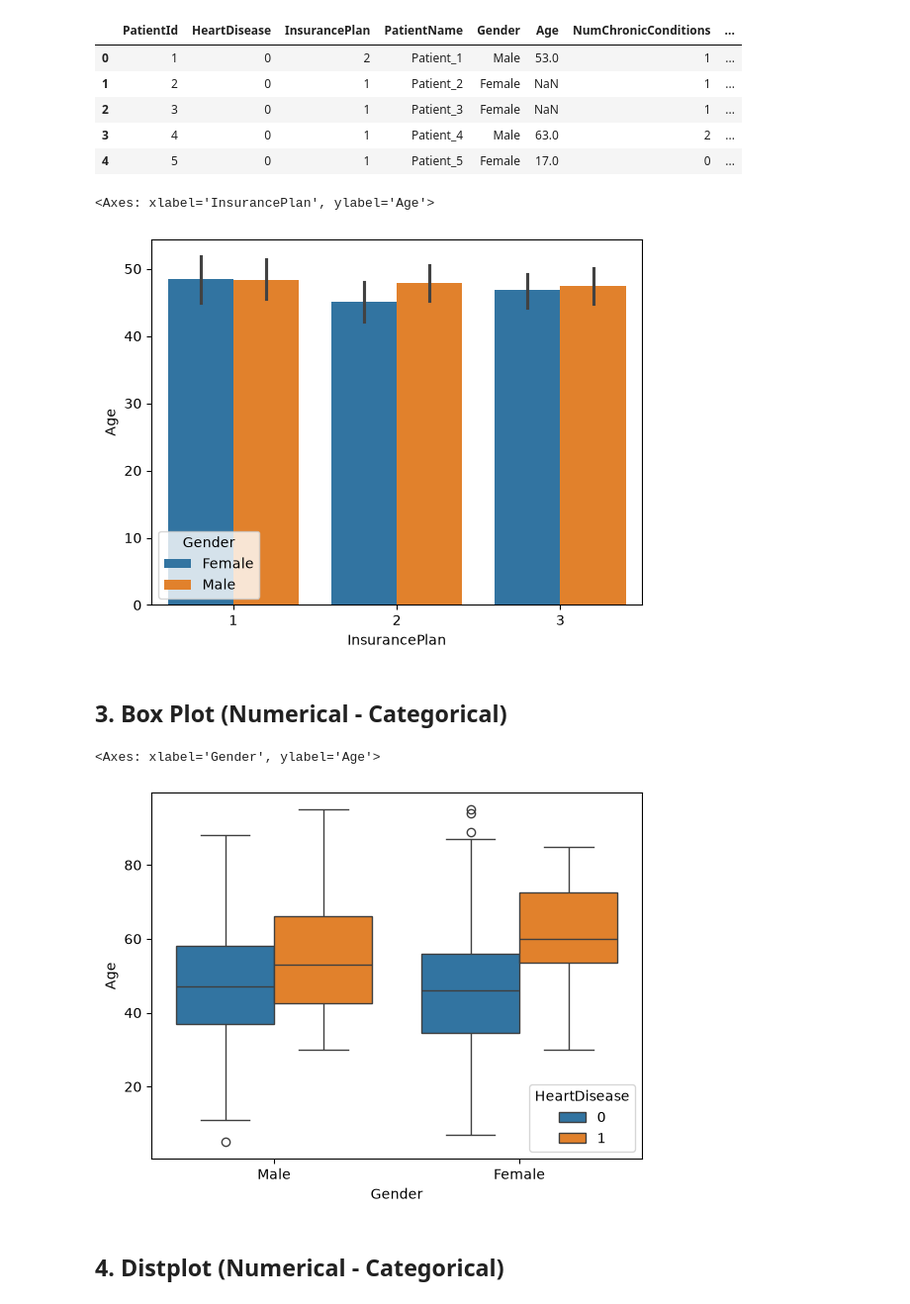
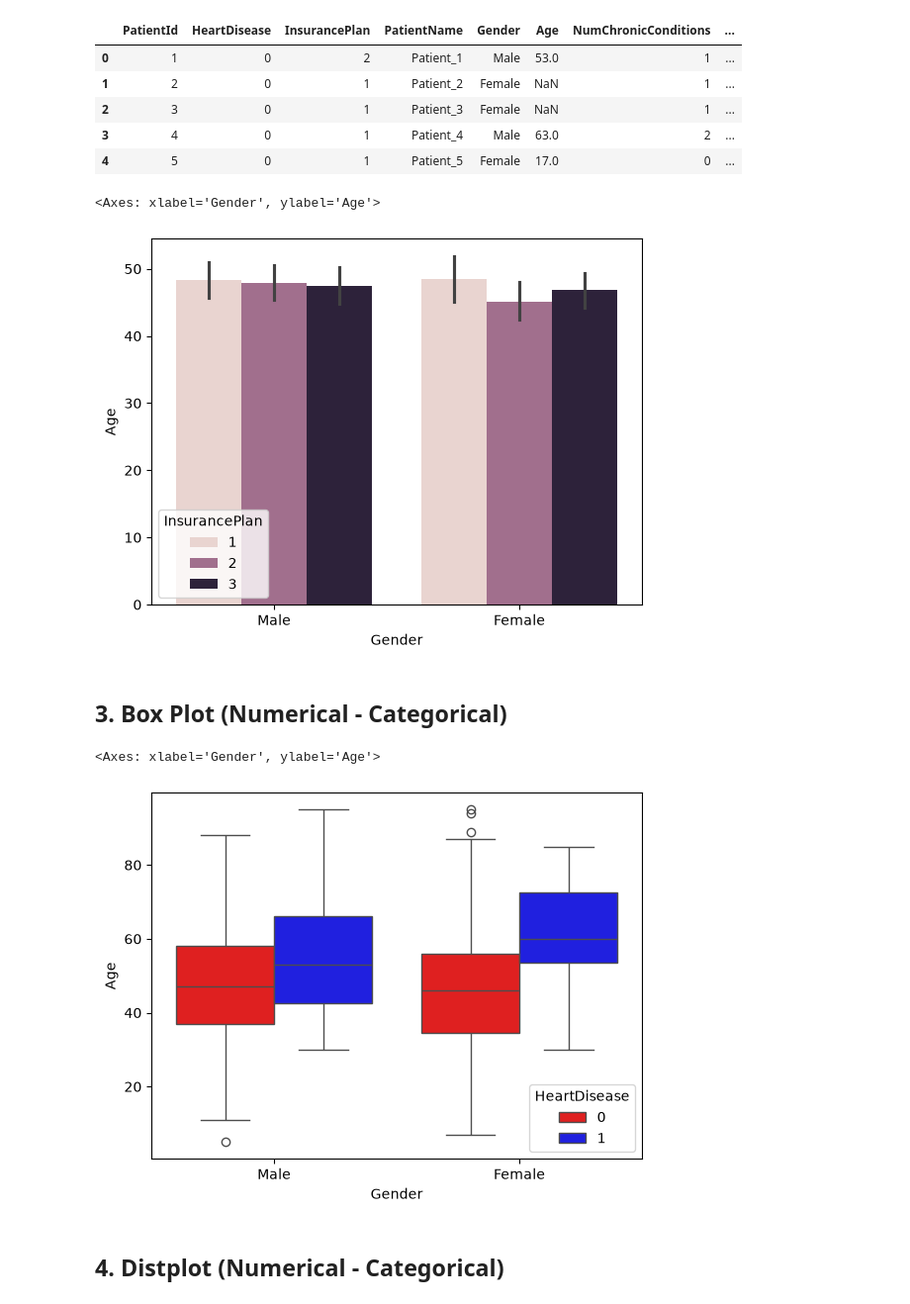
Before and after one commit to laxmanclinilaunch-hub/AI-ML-8-9-, a Jupyter notebook: 2.EDA/bivariate_healthcare.ipynb, the cells around one changed output. Shown at 99% size. Drawn from its saved outputs; the diff is of its cells as text; code cells hidden in the pictures.

```diff
--- a/2.EDA/bivariate_healthcare.ipynb
+++ b/2.EDA/bivariate_healthcare.ipynb
@@ -44,17 +49,17 @@ healthcare.head()
 | 3 | 4 | 0 | 1 | Patient_4 | Male | 63.0 | 2 | ... |
 | 4 | 5 | 0 | 1 | Patient_5 | Female | 17.0 | 0 | ... |
 # %%
-sns.barplot(x=healthcare['InsurancePlan'], y=healthcare['Age'], hue=healthcare['Gender'])
+sns.barplot(x=healthcare['Gender'], y=healthcare['Age'], hue=healthcare['InsurancePlan'])
 # %% [output]
-<Axes: xlabel='InsurancePlan', ylabel='Age'>
+<Axes: xlabel='Gender', ylabel='Age'>
-[figure, old version]
+[figure, new version]
 # %% [markdown]
 ## 3. Box Plot (Numerical - Categorical)
 # %%
-sns.boxplot(x=healthcare['Gender'], y=healthcare['Age'], hue=healthcare['HeartDisease'])
+sns.boxplot(x=healthcare['Gender'], y=healthcare['Age'], hue=healthcare['HeartDisease'], palette=["red", "blue"])
 # %% [output]
 <Axes: xlabel='Gender', ylabel='Age'>
-[figure, old version]
+[figure, new version]
 # %% [markdown]
 ## 4. Distplot (Numerical - Categorical)
 # %%
```
Also changed, not shown: parts of 12 cells of this notebook.
